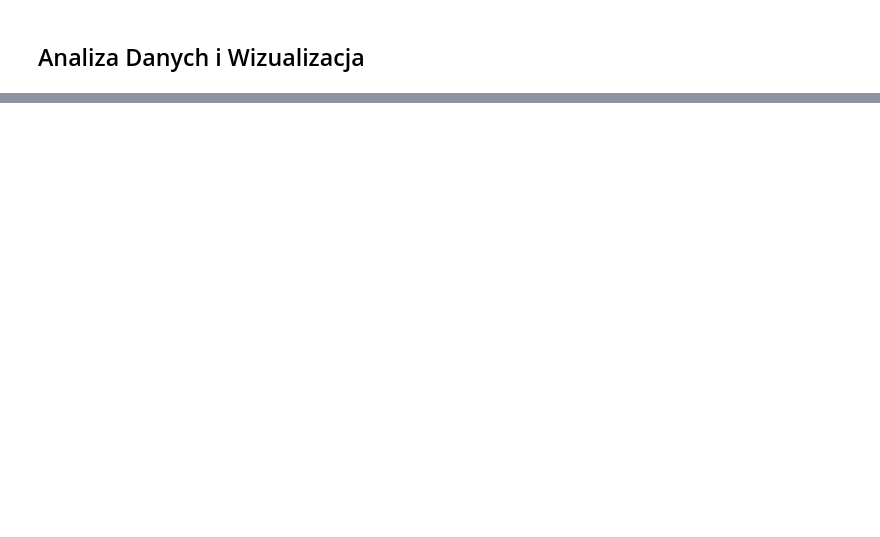
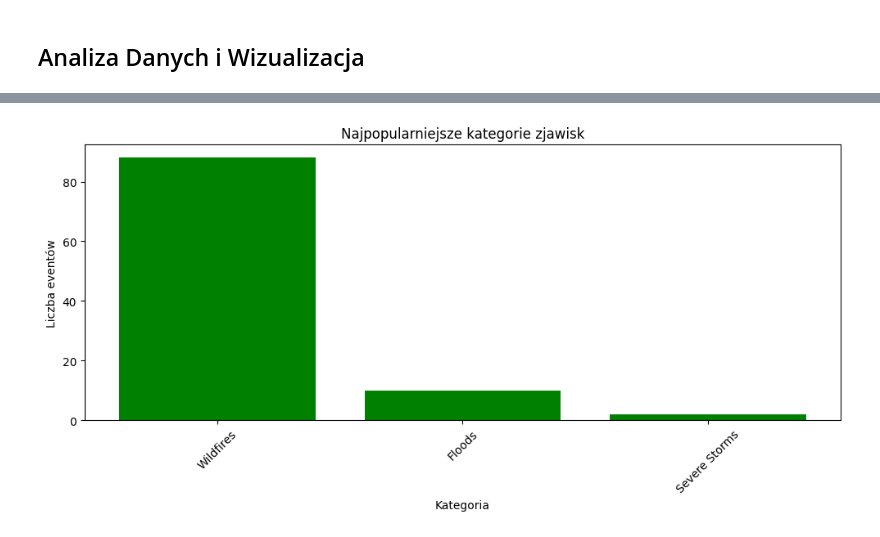
Before and after one commit to Kakaloko/projekt_bazy_eonet, a Jupyter notebook: main.ipynb, the cells around one changed output, grey strips where cells are left out. Saved outputs shown, nothing was run; the diff lists cells and outputs as text; code cells hidden in the pictures; blank space fills up the shorter version.

Commit message:
add visualization

```diff
--- a/main.ipynb
+++ b/main.ipynb
@@ -436,0 +520,24 @@ with engine.begin() as  conn:
+# %%
+with engine.begin() as conn:
+
+    res = pd.read_sql("""
+        SELECT
+            c.title AS category,
+            COUNT(*) AS amount_of_events
+        FROM category c
+        JOIN event_category ec
+            ON c.id = ec.category_id
+        GROUP BY c.title
+        ORDER BY amount_of_events DESC
+    """, conn)
+
+plt.figure(figsize=(10,5))
+plt.bar(res["category"], res["amount_of_events"],color="green")
+plt.title("Najpopularniejsze kategorie zjawisk")
+plt.xlabel("Kategoria")
+plt.ylabel("Liczba eventów")
+plt.xticks(rotation=45)
+plt.tight_layout()
+plt.show()
+# %% [output]
+[figure, added]
```
Also changed, not shown: parts of 12 cells of this notebook, 1 other file.
